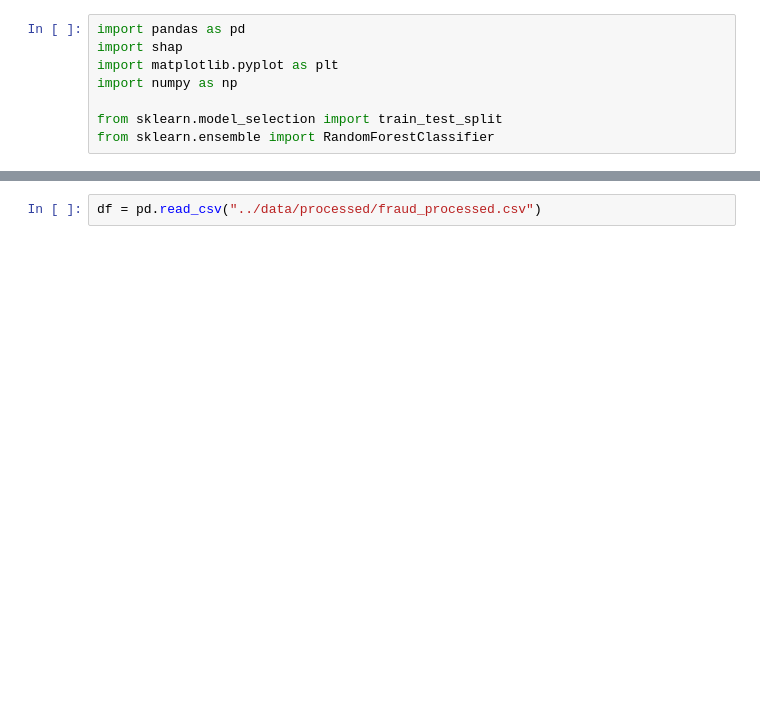
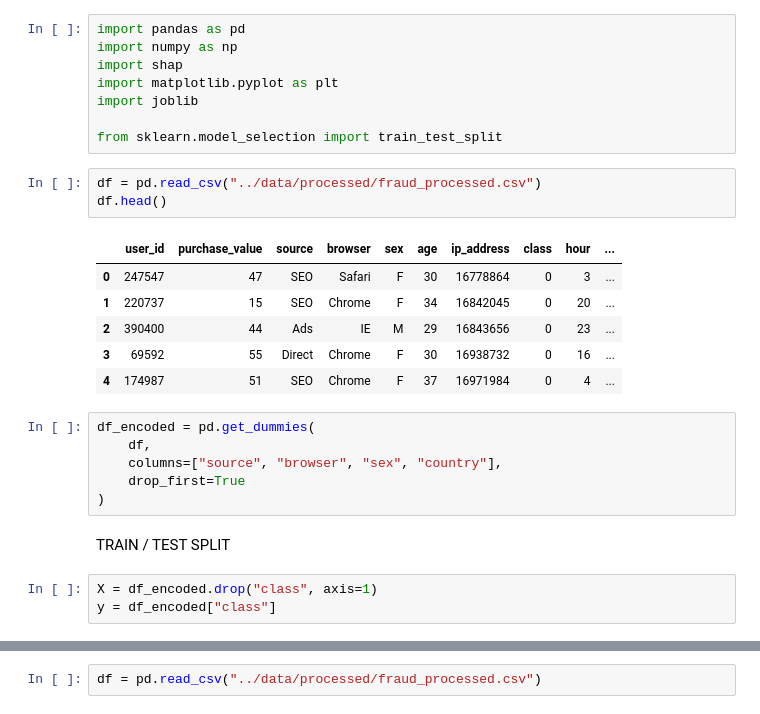
Before and after one commit to redietwogayehu/fraud-detection, a Jupyter notebook: notebooks/shap-explainability.ipynb, the cells around one changed output, grey strips where cells are left out. Saved outputs shown, nothing was run; the diff lists cells and outputs as text; blank space fills up the shorter version.

```diff
--- a/notebooks/shap-explainability.ipynb
+++ b/notebooks/shap-explainability.ipynb
@@ -20,9 +20,30 @@ Collecting numba (from shap)
 Note: you may need to restart the kernel to use updated packages.
 # %%
 import pandas as pd
+import numpy as np
 import shap
 import matplotlib.pyplot as plt
-import numpy as np
+import joblib
 
 from sklearn.model_selection import train_test_split
-from sklearn.ensemble import RandomForestClassifier
+# %%
+df = pd.read_csv("../data/processed/fraud_processed.csv")
+df.head()
+# %% [output]
+|  | user_id | purchase_value | source | browser | sex | age | ip_address | class | hour | ... |
+| 0 | 247547 | 47 | SEO | Safari | F | 30 | 16778864 | 0 | 3 | ... |
+| 1 | 220737 | 15 | SEO | Chrome | F | 34 | 16842045 | 0 | 20 | ... |
+| 2 | 390400 | 44 | Ads | IE | M | 29 | 16843656 | 0 | 23 | ... |
+| 3 | 69592 | 55 | Direct | Chrome | F | 30 | 16938732 | 0 | 16 | ... |
+| 4 | 174987 | 51 | SEO | Chrome | F | 37 | 16971984 | 0 | 4 | ... |
+# %%
+df_encoded = pd.get_dummies(
+    df,
+    columns=["source", "browser", "sex", "country"],
+    drop_first=True
+)
+# %% [markdown]
+TRAIN / TEST SPLIT
+# %%
+X = df_encoded.drop("class", axis=1)
+y = df_encoded["class"]
```
Also changed, not shown: parts of 63 cells of this notebook, 1 other file.
